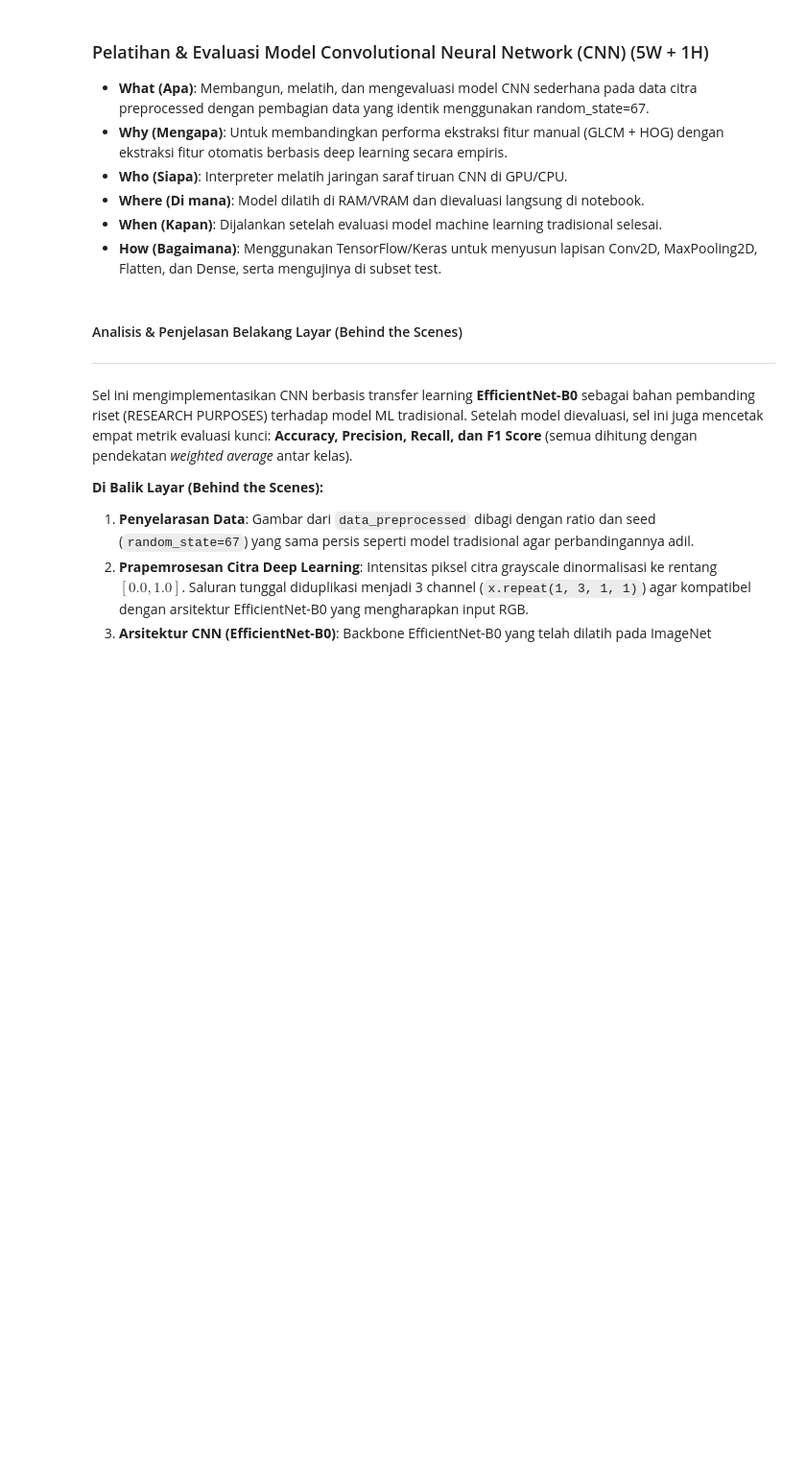
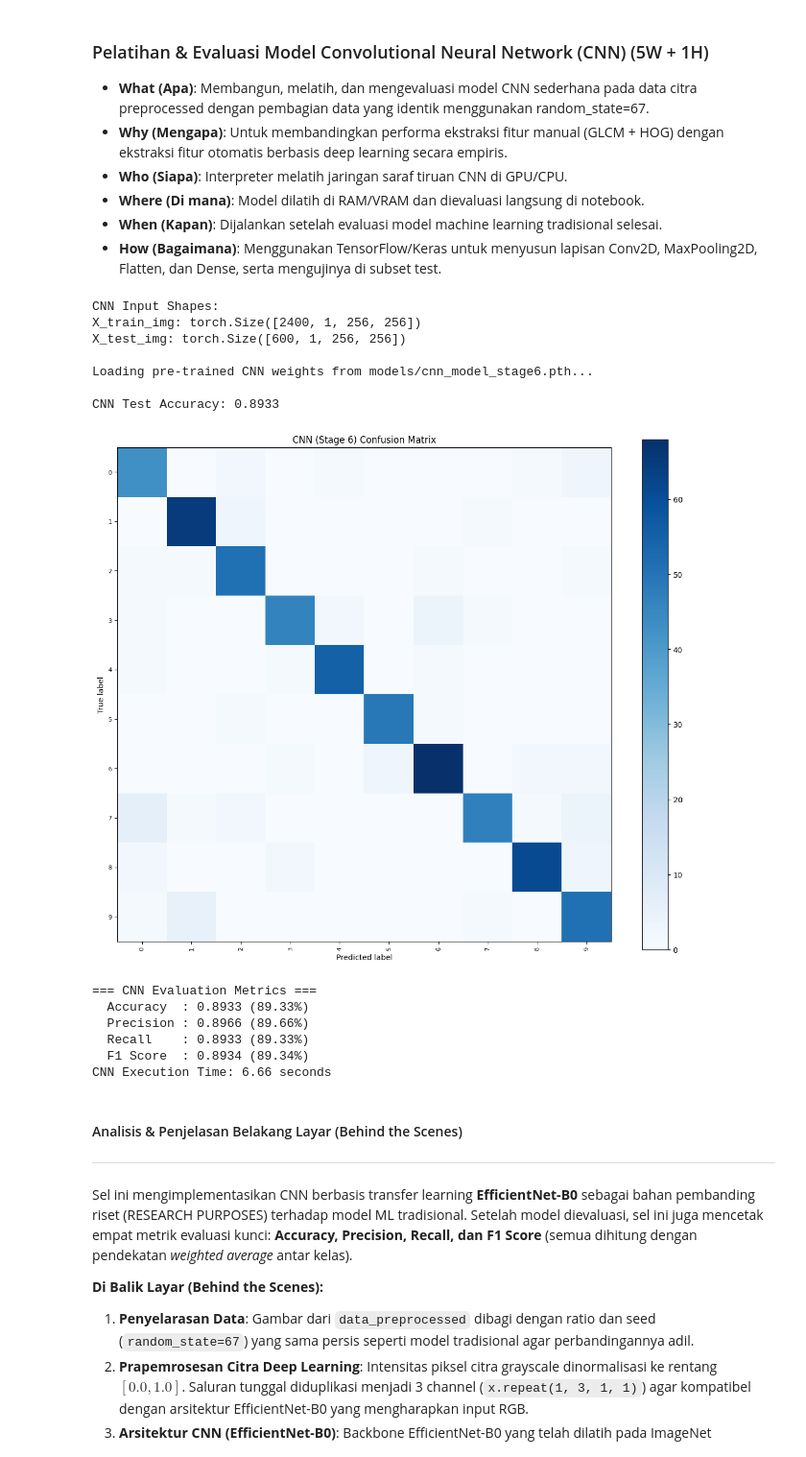
Before and after one commit to Schryzon/AeroVision, a Jupyter notebook: Stage6_AeroVision.ipynb, the cells around one changed output. Shown at 96% size. Saved outputs shown, nothing was run; the diff lists cells and outputs as text; code cells hidden in the pictures; blank space fills up the shorter version.

```diff
--- a/Stage6_AeroVision.ipynb
+++ b/Stage6_AeroVision.ipynb
@@ -1225,6 +1329,11 @@ if RUN_CNN:
             def forward(self, x):
                 x = x.repeat(1, 3, 1, 1)
                 return self.backbone(x)
+            def get_embeddings(self, x):
+                x = x.repeat(1, 3, 1, 1)
+                x = self.backbone.features(x)
+                x = self.backbone.avgpool(x)
+                return torch.flatten(x, 1)
 
         device = torch.device('cuda' if torch.cuda.is_available() else 'cpu')
         model = AeroVisionEfficientNet().to(device)
@@ -1293,33 +1402,49 @@ if RUN_CNN:
         plot_confusion_matrix(y_test_all_labels, y_pred_labels, "CNN (Stage 6) Confusion Matrix")
 
         # CNN Metrics: F1 Score, Precision, Recall (weighted)
         from sklearn.metrics import f1_score, precision_score, recall_score
         cnn_f1 = f1_score(y_test_all_labels, y_pred_labels, average='weighted', zero_division=0)
         cnn_precision = precision_score(y_test_all_labels, y_pred_labels, average='weighted', zero_division=0)
         cnn_recall = recall_score(y_test_all_labels, y_pred_labels, average='weighted', zero_division=0)
 
         print('\n=== CNN Evaluation Metrics ===')
         print(f'  Accuracy  : {test_acc:.4f} ({test_acc:.2%})')
         print(f'  Precision : {cnn_precision:.4f} ({cnn_precision:.2%})')
         print(f'  Recall    : {cnn_recall:.4f} ({cnn_recall:.2%})')
         print(f'  F1 Score  : {cnn_f1:.4f} ({cnn_f1:.2%})')
 
         cnn_time = time.time() - t0_cnn
         model_times['CNN (Research)'] = cnn_time
         print(f'CNN Execution Time: {cnn_time:.2f} seconds')
+
         # Explicit VRAM Cleanup
         del model, optimizer, train_loader, val_loader, X_train_t, y_train_t, X_test_t, y_test_t
         import gc
         gc.collect()
         if torch.cuda.is_available():
             torch.cuda.empty_cache()
 
     except ImportError:
         print("PyTorch tidak terpasang di sistem. Melewati pelatihan CNN (RESEARCH PURPOSES).")
         model_times['CNN (Research)'] = 0.0
 else:
     print("CNN execution disabled by toggle (RUN_CNN=False).")
     model_times['CNN (Research)'] = 0.0
+# %% [output]
+CNN Input Shapes:
+X_train_img: torch.Size([2400, 1, 256, 256])
+X_test_img: torch.Size([600, 1, 256, 256])
+
+Loading pre-trained CNN weights from models/cnn_model_stage6.pth...
+
+CNN Test Accuracy: 0.8933
+[figure, added]
+=== CNN Evaluation Metrics ===
+  Accuracy  : 0.8933 (89.33%)
+  Precision : 0.8966 (89.66%)
+  Recall    : 0.8933 (89.33%)
+  F1 Score  : 0.8934 (89.34%)
+CNN Execution Time: 6.66 seconds
 # %% [markdown]
 #### Analisis & Penjelasan Belakang Layar (Behind the Scenes)
 ---
```
Also changed, not shown: parts of 25 cells of this notebook, 12 other files.
